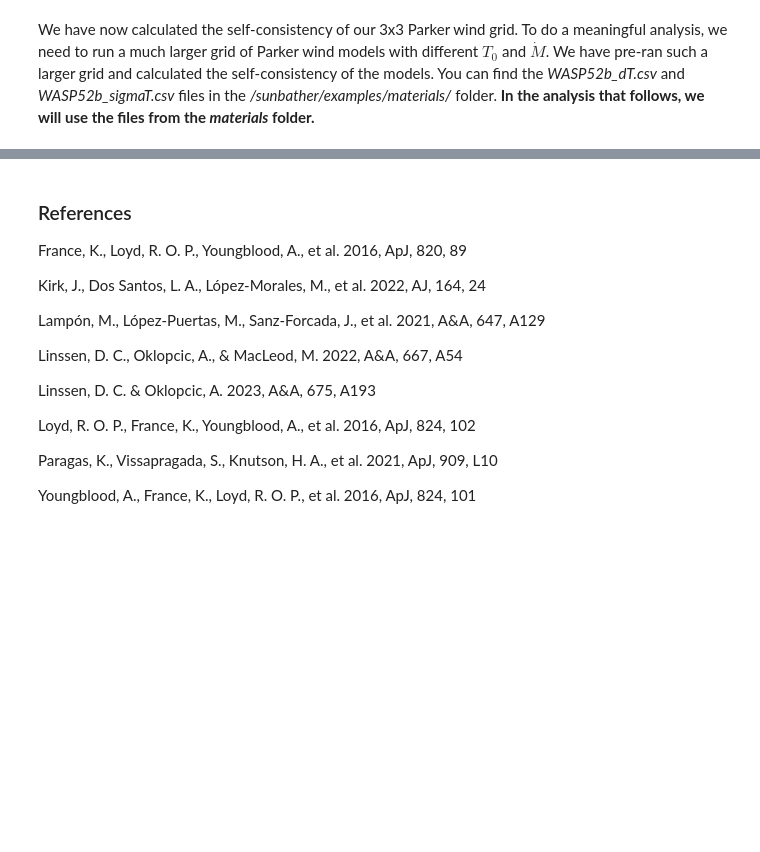
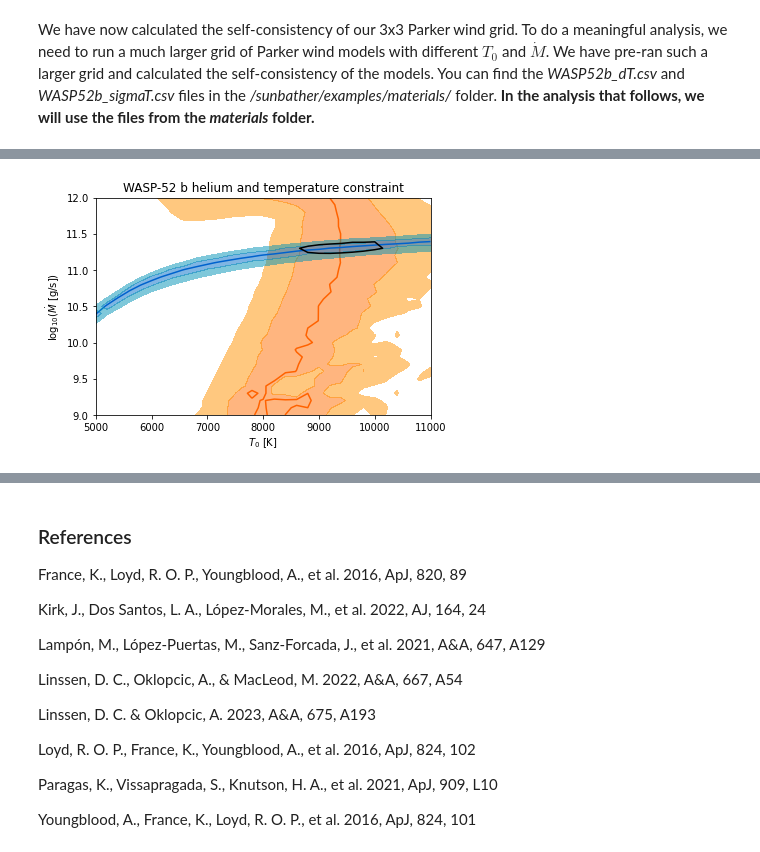
Before and after one commit to dlinssen/sunbather, a Jupyter notebook: examples/fit_helium.ipynb, the cells around one changed output, grey strips where cells are left out. Drawn from its saved outputs; the diff is of its cells as text; code cells hidden in the pictures; blank space fills up the shorter version.

```diff
--- a/examples/fit_helium.ipynb
+++ b/examples/fit_helium.ipynb
@@ -395,0 +423,89 @@ plot_posterior(nsig_T, nsig_fit, post, levels, bounds_T0=(5000,11000), bounds_Md
+# %%
+def get_array_from_contour(cn, levelnum):
+    '''
+    Takes an ax.contour object and returns the 'levelnum'-th contour as an
+    array of x and y values. You can then extract the min/max values from
+    such a contour/array.
+    '''
+
+    lines = []
+    for line in cn.collections[levelnum].get_paths():
+        lines.append(line.vertices)
+
+    if lines:
+        x = np.concatenate(lines, axis=0)[:,0]
+        y = np.concatenate(lines, axis=0)[:,1]
+    else:
+        print("No 1 sigma contour could be found")
+        x, y = None, None
+
+    return x, y
+
+def plot_joint_constraint_unresolved(nsig_T, nsig_fit, posterior, bounds_T0=None, bounds_Mdot=None, title=None, save=None, fig=None, ax=None):
+    '''
+    Makes a plot of the 1sigma posterior contour
+    on top of the prior (self-consistency) and likelihood (data fit) constraints.
+    Also prints out the 1sigma bounds on T and Mdot, which are calculated
+    based on the matplotlib contour, and thus involve interpolation to
+    higher precision than the data itself.
+    '''
+
+    cmap_T = truncate_colormap(plt.get_cmap('autumn'), 0.35, 0.65)
+    cmap_fit = truncate_colormap(plt.get_cmap('winter'), 0.35, 0.65)
+
+
+    T0grid = nsig_T.index.values.astype(float)
+    Mdotgrid = nsig_T.columns.values.astype(float)
+
+    #calculate the posterior values that corresponds to the 1,2,3 sigma contours
+    posterior_sorted = np.sort(posterior.values.flatten())[::-1]
+    posterior_sum = np.sum(posterior_sorted)
+    posterior_cumsum = np.cumsum(posterior_sorted)
+    p1sigma = posterior_sorted[posterior_cumsum > 0.3935 * posterior_sum][0]
+    p2sigma = posterior_sorted[posterior_cumsum > 0.8647 * posterior_sum][0]
+    p3sigma = posterior_sorted[posterior_cumsum > 0.9889 * posterior_sum][0]
+
+    if fig == None and ax == None:
+        showplot = True
+        fig, ax = plt.subplots(1)
+    else:
+        showplot = False
+
+    #plot the Cloudy T constraints (i.e. prior):
+    ax.contour(T0grid, Mdotgrid, nsig_T.T, cmap=cmap_T, levels=[0], zorder=0) #plots the orange line
+    ax.contourf(T0grid, Mdotgrid, np.abs(nsig_T.T), cmap=cmap_T, levels=[0,1,2], alpha=0.5, zorder=0) #plots the orange contours
+
+    #plot the fit constraints (i.e. likelihood):
+    ax.contour(T0grid, Mdotgrid, nsig_fit.T, cmap=cmap_fit, levels=[0], zorder=1) #plots the blue line
+    ax.contourf(T0grid, Mdotgrid, np.abs(nsig_fit.T), cmap=cmap_fit, levels=[0,1,2], alpha=0.5, zorder=1) #plots the blue contours
+
+    #plot the joint posterior 1 sigma line:
+    cn_post = ax.contour(T0grid, Mdotgrid, posterior.T, levels=[p1sigma], colors='black', zorder=2)
+
+    #print the posterior 1sigma credible intervals:
+    pT0, pMdot = get_array_from_contour(cn_post, 0) #get level 0 (=1 sigma) from posterior
+    if pT0 is not None and pMdot is not None:
+        bestT0_index, bestMdot_index = np.unravel_index(np.nanargmax(posterior), posterior.shape)
+        bestT0, bestMdot = T0grid[bestT0_index], Mdotgrid[bestMdot_index] #T, Mdot of the maximum of the posterior
+        max_pMdot, min_pMdot, max_pT0, min_pT0 = np.max(pMdot), np.min(pMdot), np.max(pT0), np.min(pT0) #
+        print(f"Min/max of the drawn 1 sigma contour:\nlog10(Mdot) = {bestMdot} + {max_pMdot-bestMdot} - {bestMdot-min_pMdot}")
+        print(f"T0 = {bestT0} + {max_pT0-bestT0} - {bestT0-min_pT0}")
+
+    ax.set_xlabel(r'$T_0$ [K]')
+    ax.set_ylabel(r'log$_{10}$($\dot{M}$ [g/s])')
+    if bounds_T0:
+        ax.set_xlim(*bounds_T0)
+    if bounds_Mdot:
+        ax.set_ylim(*bounds_Mdot)
+        ax.set_yticks(np.arange(bounds_Mdot[0], bounds_Mdot[1] + 0.5, 0.5))
+    if title != None:
+        ax.set_title(title)
+    if save != None:
+        plt.savefig(save, bbox_inches='tight')
+    if showplot:
+        plt.show()
+
+
+plot_joint_constraint_unresolved(nsig_T, nsig_fit, post, bounds_T0=(5000,11000), bounds_Mdot = (9, 12),
+                          title='WASP-52 b helium and temperature constraint')
+# %% [output]
@@ -395,0 +515 @@ plot_posterior(nsig_T, nsig_fit, post, levels, bounds_T0=(5000,11000), bounds_Md
+[figure, added]
```
Also changed, not shown: parts of 15 cells of this notebook, 3 other files.
